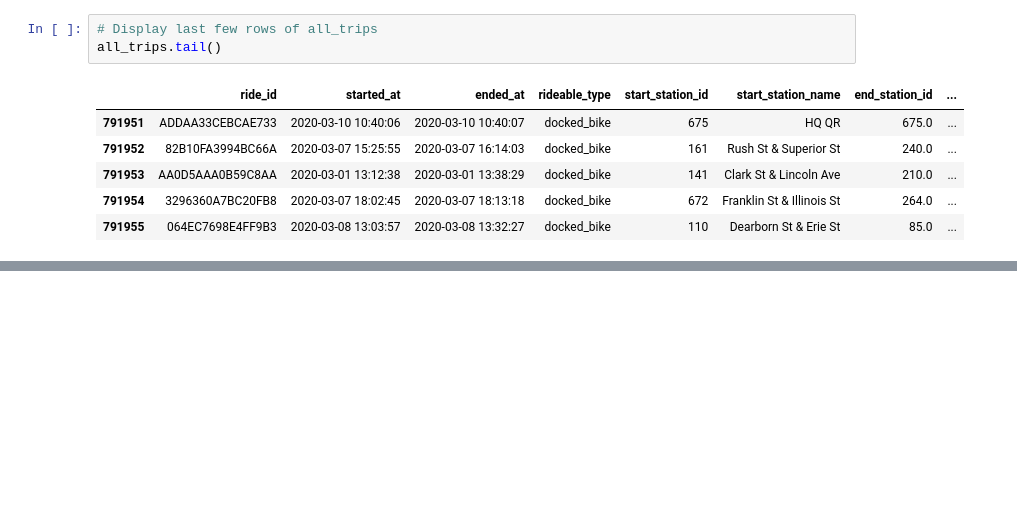
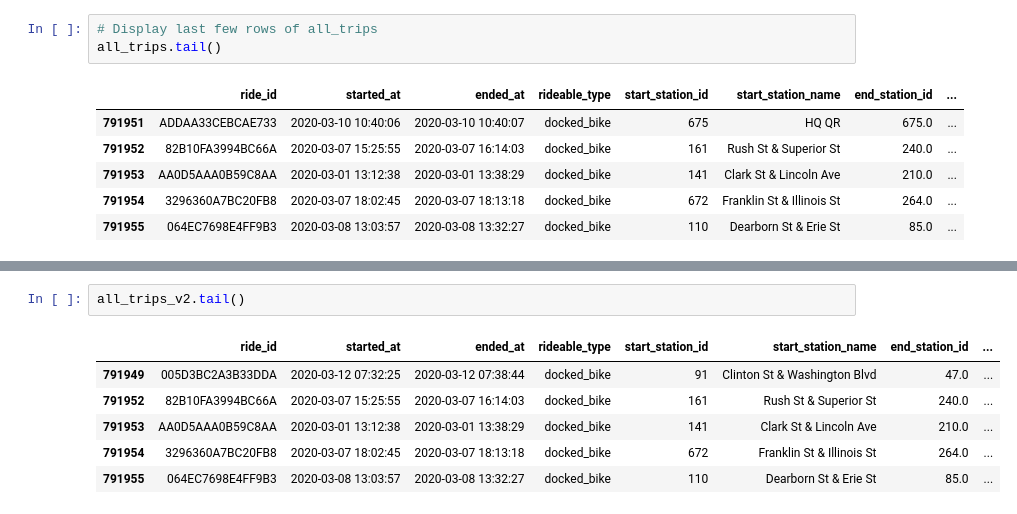
Before and after one commit to azuhayer/Cyclistic-Case-Study, a Jupyter notebook: main.ipynb, the cells around one changed output, grey strips where cells are left out. Cells and saved outputs as stored; diff of their text form; blank space fills up the shorter version.

```diff
--- a/main.ipynb
+++ b/main.ipynb
@@ -202,0 +247,9 @@ all_trips.tail()
+# %%
+all_trips_v2.tail()
+# %% [output]
+|  | ride_id | started_at | ended_at | rideable_type | start_station_id | start_station_name | end_station_id | ... |
+| 791949 | 005D3BC2A3B33DDA | 2020-03-12 07:32:25 | 2020-03-12 07:38:44 | docked_bike | 91 | Clinton St & Washington Blvd | 47.0 | ... |
+| 791952 | 82B10FA3994BC66A | 2020-03-07 15:25:55 | 2020-03-07 16:14:03 | docked_bike | 161 | Rush St & Superior St | 240.0 | ... |
+| 791953 | AA0D5AAA0B59C8AA | 2020-03-01 13:12:38 | 2020-03-01 13:38:29 | docked_bike | 141 | Clark St & Lincoln Ave | 210.0 | ... |
+| 791954 | 3296360A7BC20FB8 | 2020-03-07 18:02:45 | 2020-03-07 18:13:18 | docked_bike | 672 | Franklin St & Illinois St | 264.0 | ... |
+| 791955 | 064EC7698E4FF9B3 | 2020-03-08 13:03:57 | 2020-03-08 13:32:27 | docked_bike | 110 | Dearborn St & Erie St | 85.0 | ... |
```
Also changed, not shown: parts of 9 cells of this notebook.
